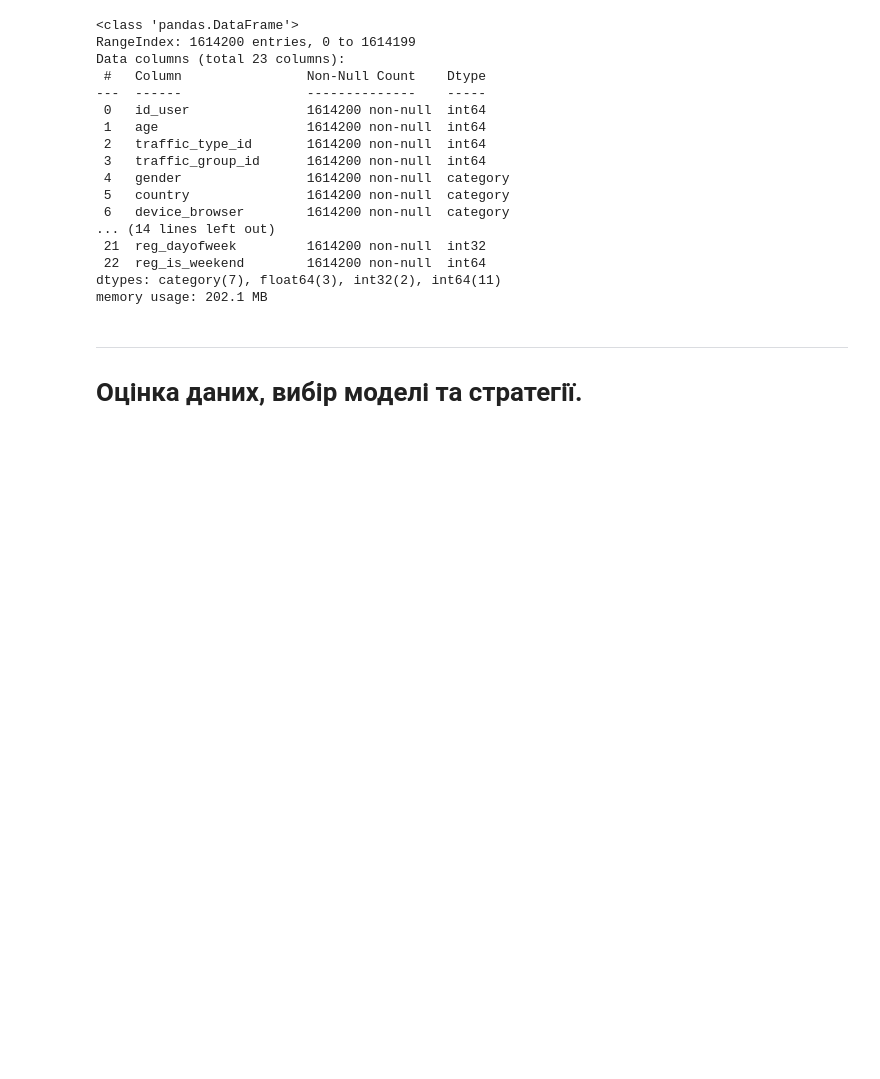
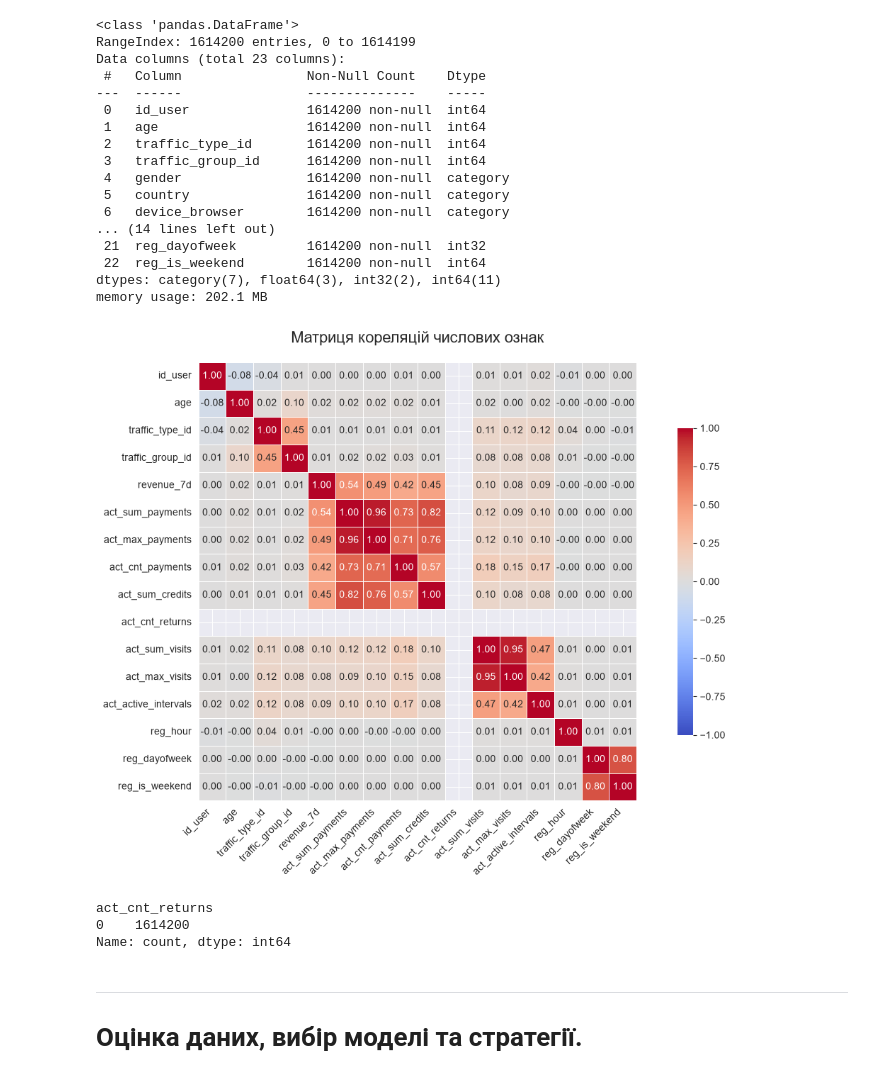
Before and after one commit to Chuchman-Dima/Data-Scientist-Test-Task, a Jupyter notebook: src/ipynb/model.ipynb, the cells around one changed output. Drawn from its saved outputs; the diff is of its cells as text; code cells hidden in the pictures; blank space fills up the shorter version.

Commit message:
Додано оцінка моделей. Обмеження/покращення рішення. Виведення детальну інформацію про ознаки

```diff
--- a/src/ipynb/model.ipynb
+++ b/src/ipynb/model.ipynb
@@ -376,6 +376,36 @@ Data columns (total 23 columns):
  22  reg_is_weekend        1614200 non-null  int64
 dtypes: category(7), float64(3), int32(2), int64(11)
 memory usage: 202.1 MB
+# %%
+num_cols = df.select_dtypes(include=['number'])
+corr = num_cols.corr()
+
+plt.figure(figsize=(12, 8))
+sns.heatmap(
+    corr,
+    cmap='coolwarm',
+    vmin=-1, vmax=1,
+    center=0,
+    annot=True,
+    fmt='.2f',
+    square=True,
+    linewidths=.5,
+    cbar_kws={"shrink": .7}
+)
+
+plt.title('Матриця кореляцій числових ознак', fontsize=16, pad=20)
+plt.xticks(rotation=45, ha='right')
+plt.tight_layout()
+plt.show()
+# %% [output]
+[figure, added]
+# %%
+# Можна видалити цю колонку, бо вона містить константу і не несе якоїсь користі.
+df['act_cnt_returns'].value_counts()
+# %% [output]
+act_cnt_returns
+0    1614200
+Name: count, dtype: int64
 # %% [markdown]
 --------------------
 # Оцінка даних, вибір моделі та стратегії.
```
Also changed, not shown: parts of 13 cells of this notebook.
